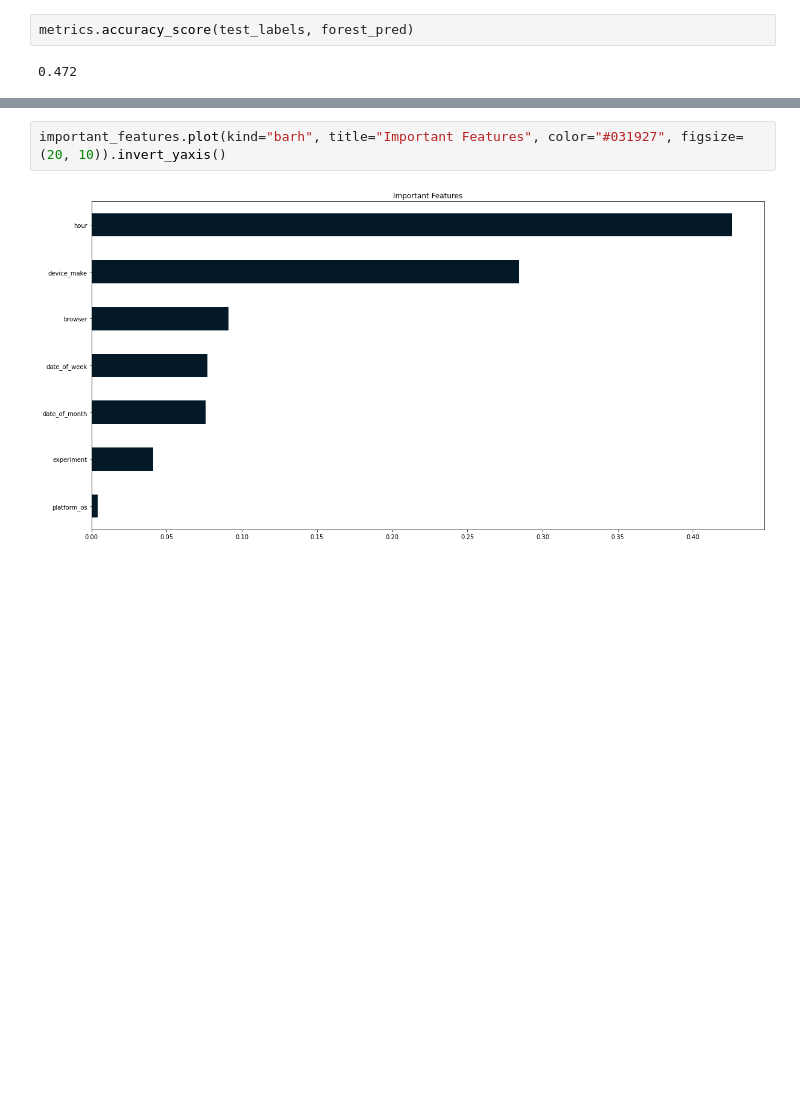
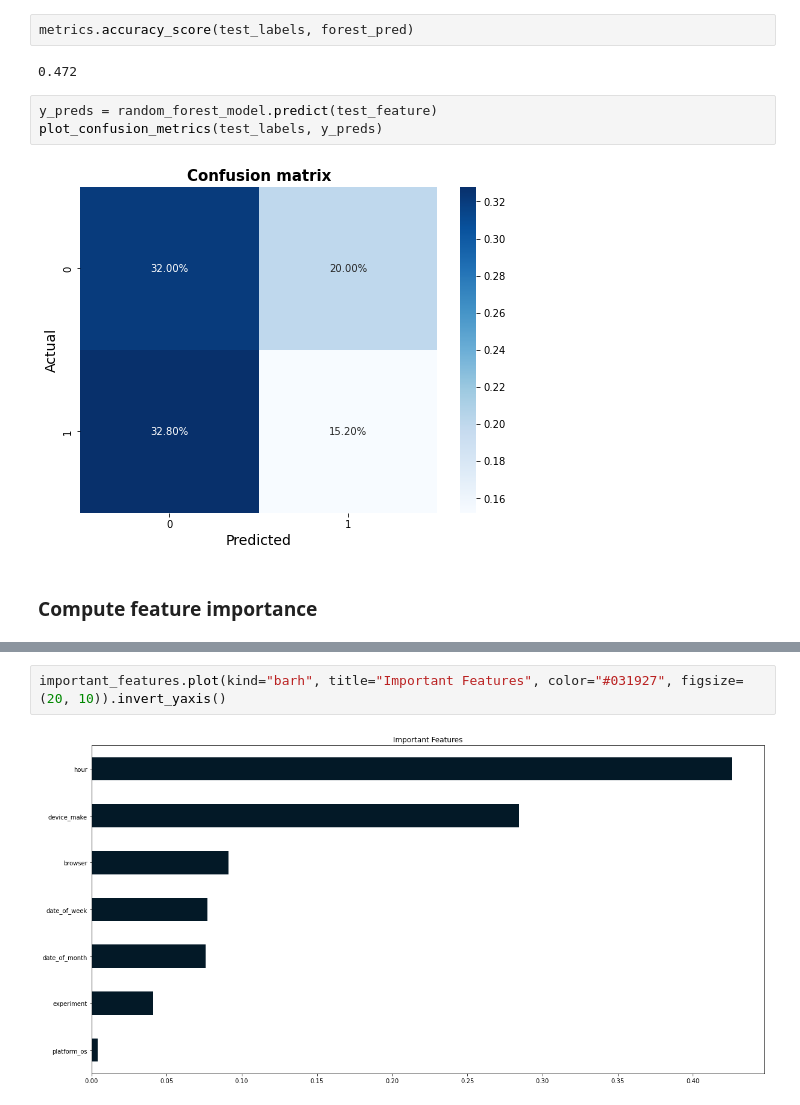
Before and after one commit to ProgrammingOperative/abtest-mlops, a Jupyter notebook: notebooks/ml_AB_testing..ipynb, the cells around one changed output, grey strips where cells are left out. Drawn from its saved outputs; the diff is of its cells as text; blank space fills up the shorter version.

```diff
--- a/notebooks/ml_AB_testing..ipynb
+++ b/notebooks/ml_AB_testing..ipynb
@@ -175,6 +190,13 @@ forest_pred = random_forest_model.predict(test_feature)
 metrics.accuracy_score(test_labels, forest_pred)
 # %% [output]
 0.472
+# %%
+y_preds = random_forest_model.predict(test_feature)
+plot_confusion_metrics(test_labels, y_preds)
+# %% [output]
+[figure, added]
+# %% [markdown]
+### Compute feature importance
 # %%
 important_features = pd.Series(random_forest_model.feature_importances_, index=test_feature.columns).sort_values(ascending=False)
 important_features
```
Also changed, not shown: parts of 6 cells of this notebook.
